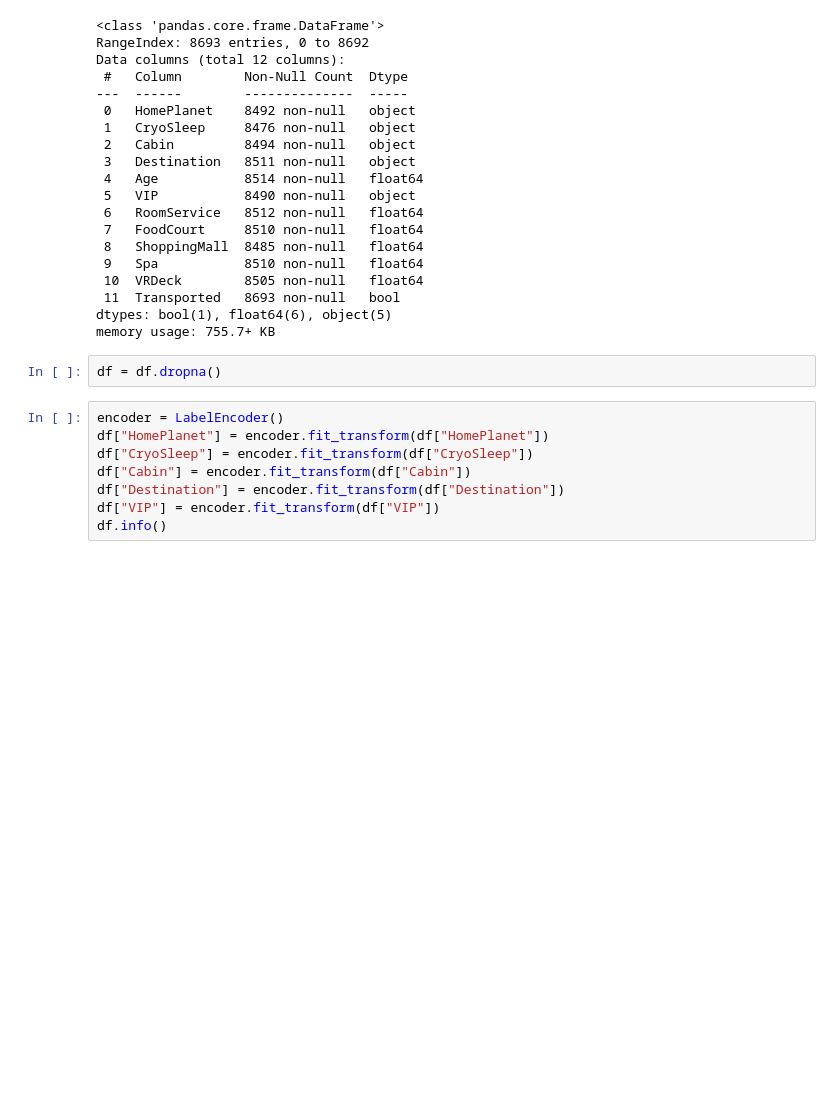
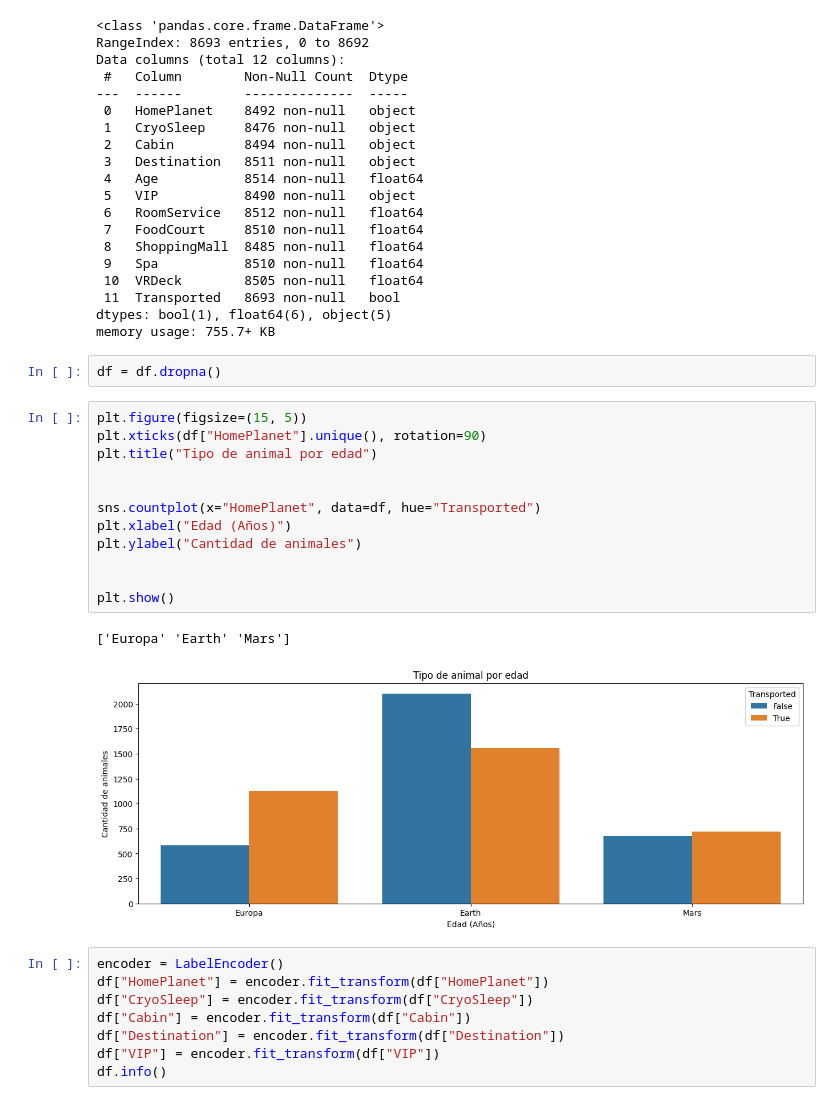
Before and after one commit to GabrielSB19/Lab6-IA-Streamlit, a Jupyter notebook: Lab_deployment-streamlit.ipynb, the cells around one changed output. Drawn from its saved outputs; the diff is of its cells as text; blank space fills up the shorter version.

```diff
--- a/Lab_deployment-streamlit.ipynb
+++ b/Lab_deployment-streamlit.ipynb
@@ -57,6 +57,21 @@ dtypes: bool(1), float64(6), object(5)
 memory usage: 755.7+ KB
 # %%
 df = df.dropna()
+# %%
+plt.figure(figsize=(15, 5))
+plt.xticks(df["HomePlanet"].unique(), rotation=90)
+plt.title("Tipo de animal por edad")
+
+
+sns.countplot(x="HomePlanet", data=df, hue="Transported")
+plt.xlabel("Edad (Años)")
+plt.ylabel("Cantidad de animales")
+
+
+plt.show()
+# %% [output]
+['Europa' 'Earth' 'Mars']
+[figure, added]
 # %%
 encoder = LabelEncoder()
 df["HomePlanet"] = encoder.fit_transform(df["HomePlanet"])
```
Also changed, not shown: parts of 3 cells of this notebook, 2 other files.
